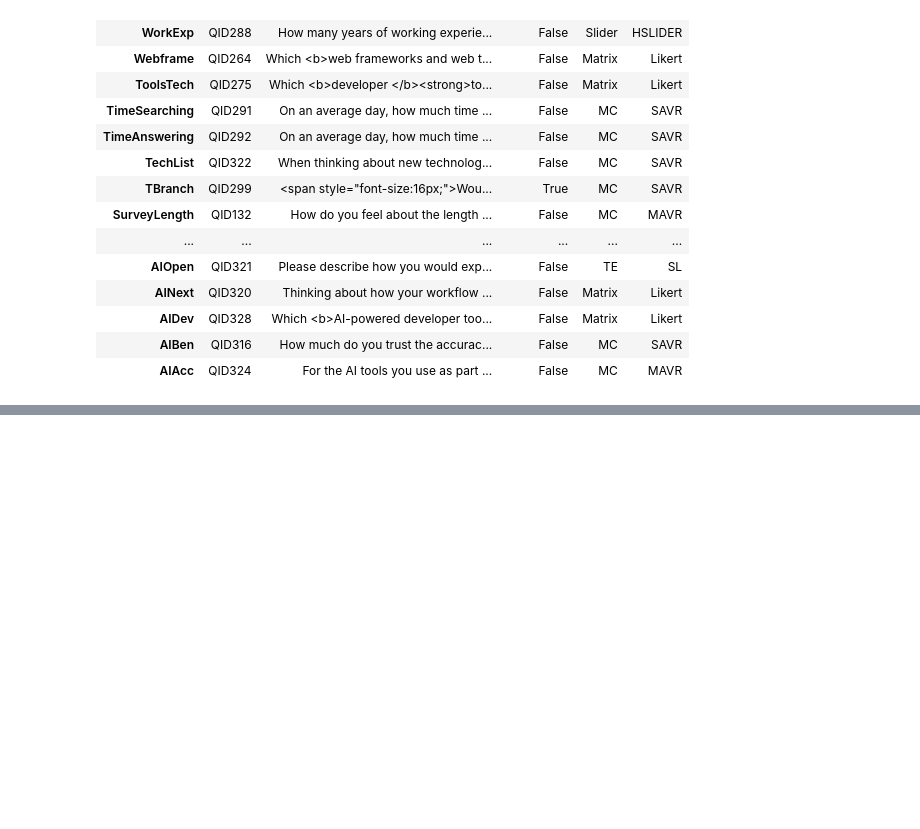
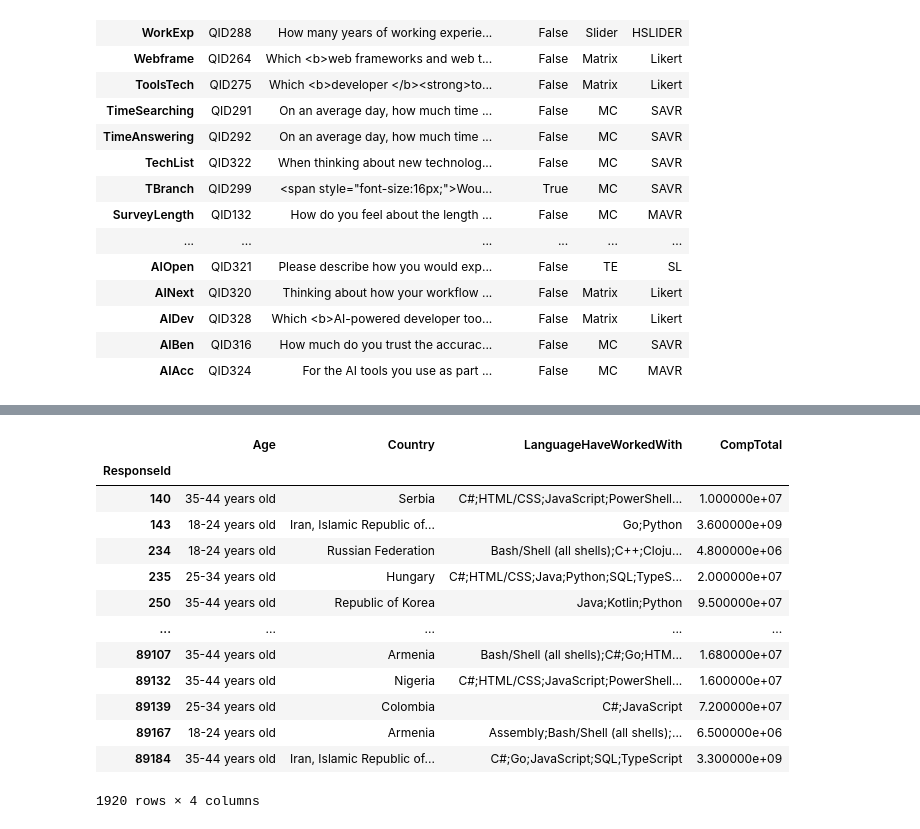
Before and after one commit to vaishnaowankar/Python-Practise, a Jupyter notebook: 01-Python-for-data-science/Pandas/learn-pandas.ipynb, the cells around one changed output, grey strips where cells are left out. Drawn from its saved outputs; the diff is of its cells as text; code cells hidden in the pictures; blank space fills up the shorter version.

```diff
--- a/01-Python-for-data-science/Pandas/learn-pandas.ipynb
+++ b/01-Python-for-data-science/Pandas/learn-pandas.ipynb
@@ -525,0 +618,19 @@ schema_df.sort_index(ascending = False)
+# %%
+high_salary = df['CompTotal'] > 4500000
+# %%
+df.loc[high_salary,['Age','Country','LanguageHaveWorkedWith','CompTotal']]
+# %% [output]
+|  | Age | Country | LanguageHaveWorkedWith | CompTotal |
+| ResponseId |  |  |  |  |
+| 140 | 35-44 years old | Serbia | C#;HTML/CSS;JavaScript;PowerShell... | 1.000000e+07 |
+| 143 | 18-24 years old | Iran, Islamic Republic of... | Go;Python | 3.600000e+09 |
+| 234 | 18-24 years old | Russian Federation | Bash/Shell (all shells);C++;Cloju... | 4.800000e+06 |
+| 235 | 25-34 years old | Hungary | C#;HTML/CSS;Java;Python;SQL;TypeS... | 2.000000e+07 |
+| 250 | 35-44 years old | Republic of Korea | Java;Kotlin;Python | 9.500000e+07 |
+| ... | ... | ... | ... | ... |
+| 89107 | 35-44 years old | Armenia | Bash/Shell (all shells);C#;Go;HTM... | 1.680000e+07 |
+| 89132 | 35-44 years old | Nigeria | C#;HTML/CSS;JavaScript;PowerShell... | 1.600000e+07 |
+| 89139 | 25-34 years old | Colombia | C#;JavaScript | 7.200000e+07 |
+| 89167 | 18-24 years old | Armenia | Assembly;Bash/Shell (all shells);... | 6.500000e+06 |
+| 89184 | 35-44 years old | Iran, Islamic Republic of... | C#;Go;JavaScript;SQL;TypeScript | 3.300000e+09 |
+1920 rows × 4 columns
```
Also changed, not shown: parts of 32 cells of this notebook.
